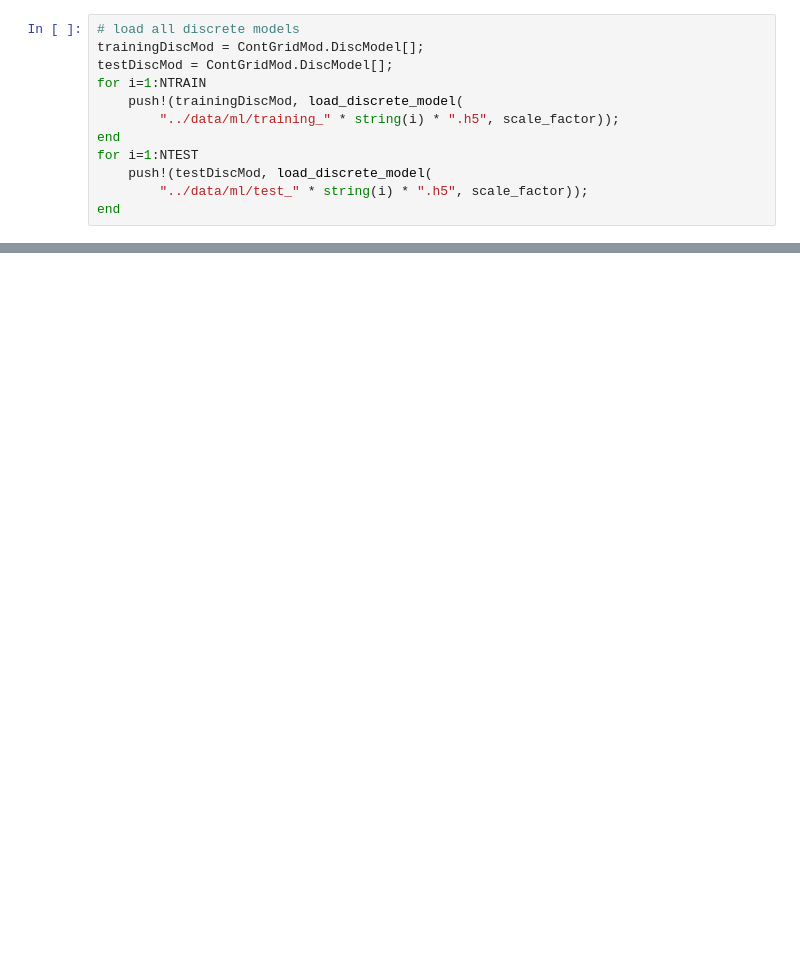
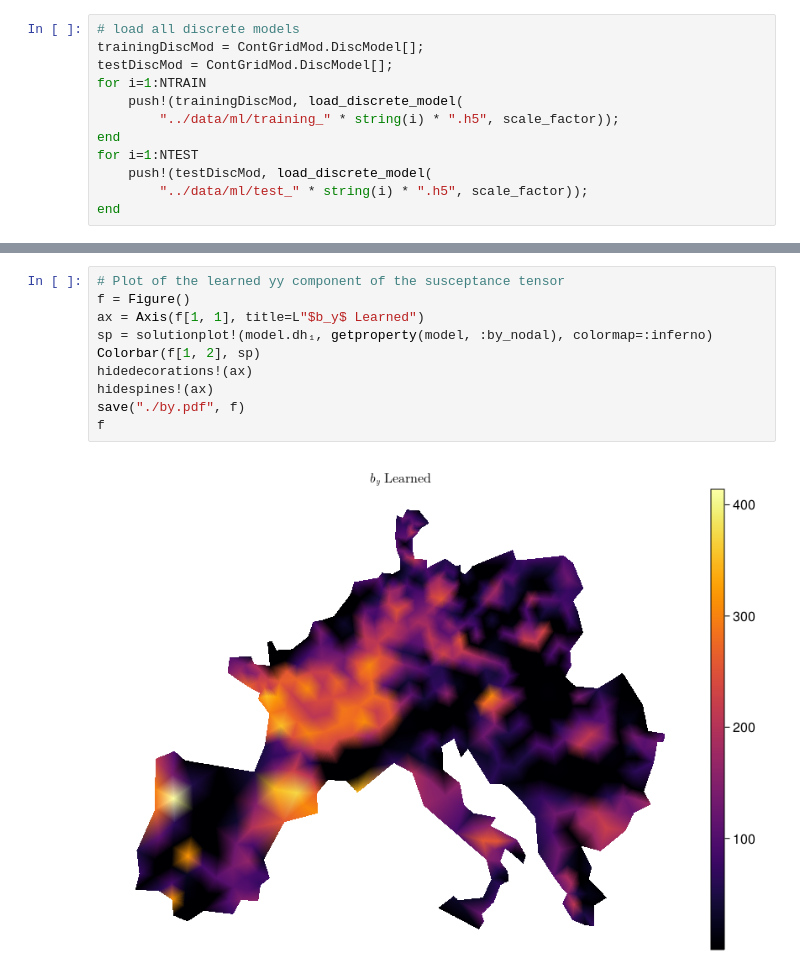
Before and after one commit to laurentpagnier/ContGridMod.jl, a Jupyter notebook: docs/Finite Elements.ipynb, the cells around one changed output, grey strips where cells are left out. Cells and saved outputs as stored; diff of their text form; blank space fills up the shorter version.

```diff
--- a/docs/Finite Elements.ipynb
+++ b/docs/Finite Elements.ipynb
@@ -194,0 +269,12 @@ ContGridMod.disc_plot(dm.coord[:,[2,1]], trainingDiscMod[NTRAIN].th)
+# %%
+# Plot of the learned yy component of the susceptance tensor
+f = Figure()
+ax = Axis(f[1, 1], title=L"$b_y$ Learned")
+sp = solutionplot!(model.dh₁, getproperty(model, :by_nodal), colormap=:inferno)
+Colorbar(f[1, 2], sp)
+hidedecorations!(ax)
+hidespines!(ax)
+save("./by.pdf", f)
+f
+# %% [output]
+[figure, added]
```
Also changed, not shown: parts of 44 cells of this notebook, 11 other files.
